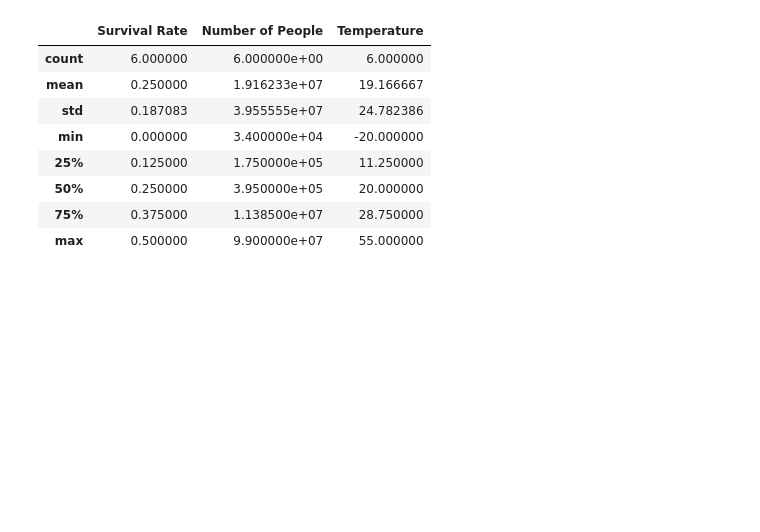
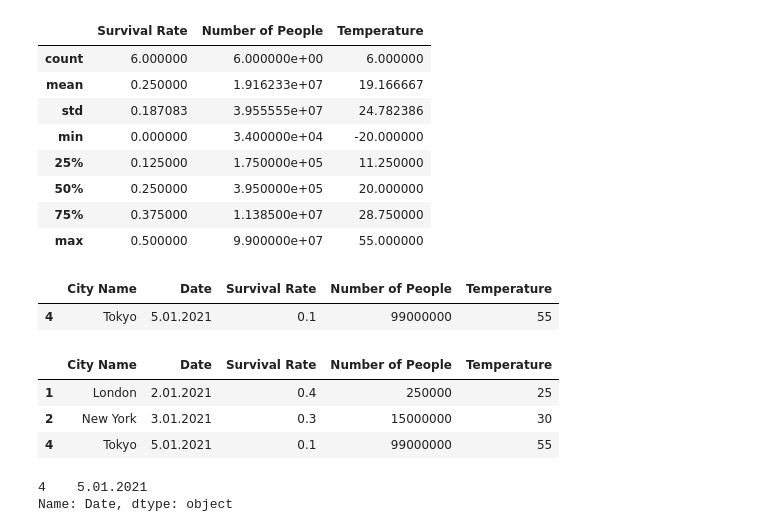
Before and after one commit to justhasanuknow/Python-Projects, a Jupyter notebook: Notebooks/Pandas Notebook.ipynb, the cells around one changed output. Drawn from its saved outputs; the diff is of its cells as text; code cells hidden in the pictures; blank space fills up the shorter version.

```diff
--- a/Notebooks/Pandas Notebook.ipynb
+++ b/Notebooks/Pandas Notebook.ipynb
@@ -154,3 +154,24 @@ dataFrame.describe()
 | 50% | 0.250000 | 3.950000e+05 | 20.000000 |
 | 75% | 0.375000 | 1.138500e+07 | 28.750000 |
 | max | 0.500000 | 9.900000e+07 | 55.000000 |
+# %%
+# Filtering
+
+dataFrame[dataFrame.Temperature == dataFrame.Temperature.max()]
+# %% [output]
+|  | City Name | Date | Survival Rate | Number of People | Temperature |
+| 4 | Tokyo | 5.01.2021 | 0.1 | 99000000 | 55 |
+# %%
+dataFrame[dataFrame.Temperature >= 25]
+# %% [output]
+|  | City Name | Date | Survival Rate | Number of People | Temperature |
+| 1 | London | 2.01.2021 | 0.4 | 250000 | 25 |
+| 2 | New York | 3.01.2021 | 0.3 | 15000000 | 30 |
+| 4 | Tokyo | 5.01.2021 | 0.1 | 99000000 | 55 |
+# %%
+# If we wanted to print out the day whic temperature was maximum.
+
+dataFrame['Date'][dataFrame.Temperature == dataFrame.Temperature.max()]
+# %% [output]
+4    5.01.2021
+Name: Date, dtype: object
```
Also changed, not shown: parts of 12 cells of this notebook.
